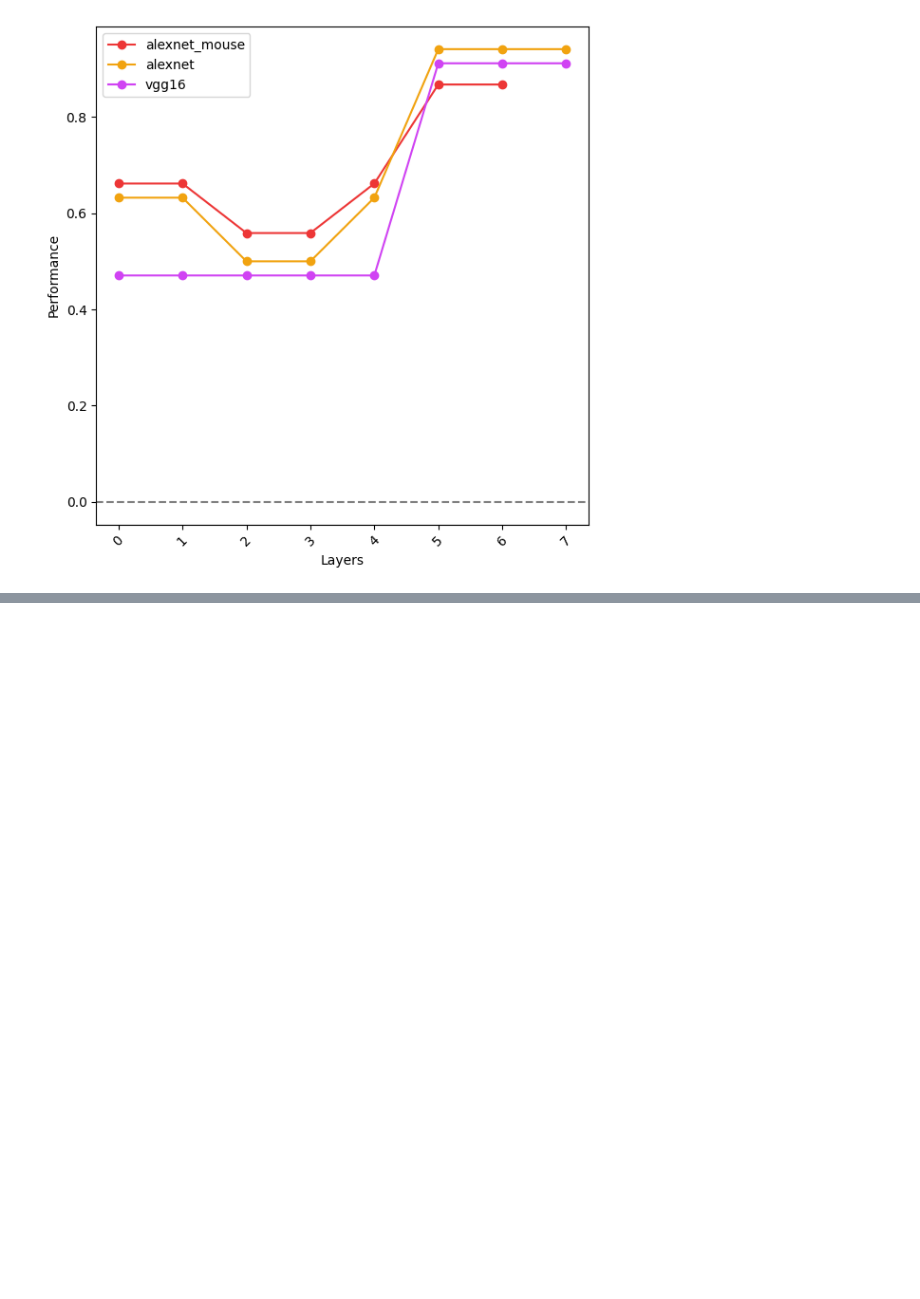
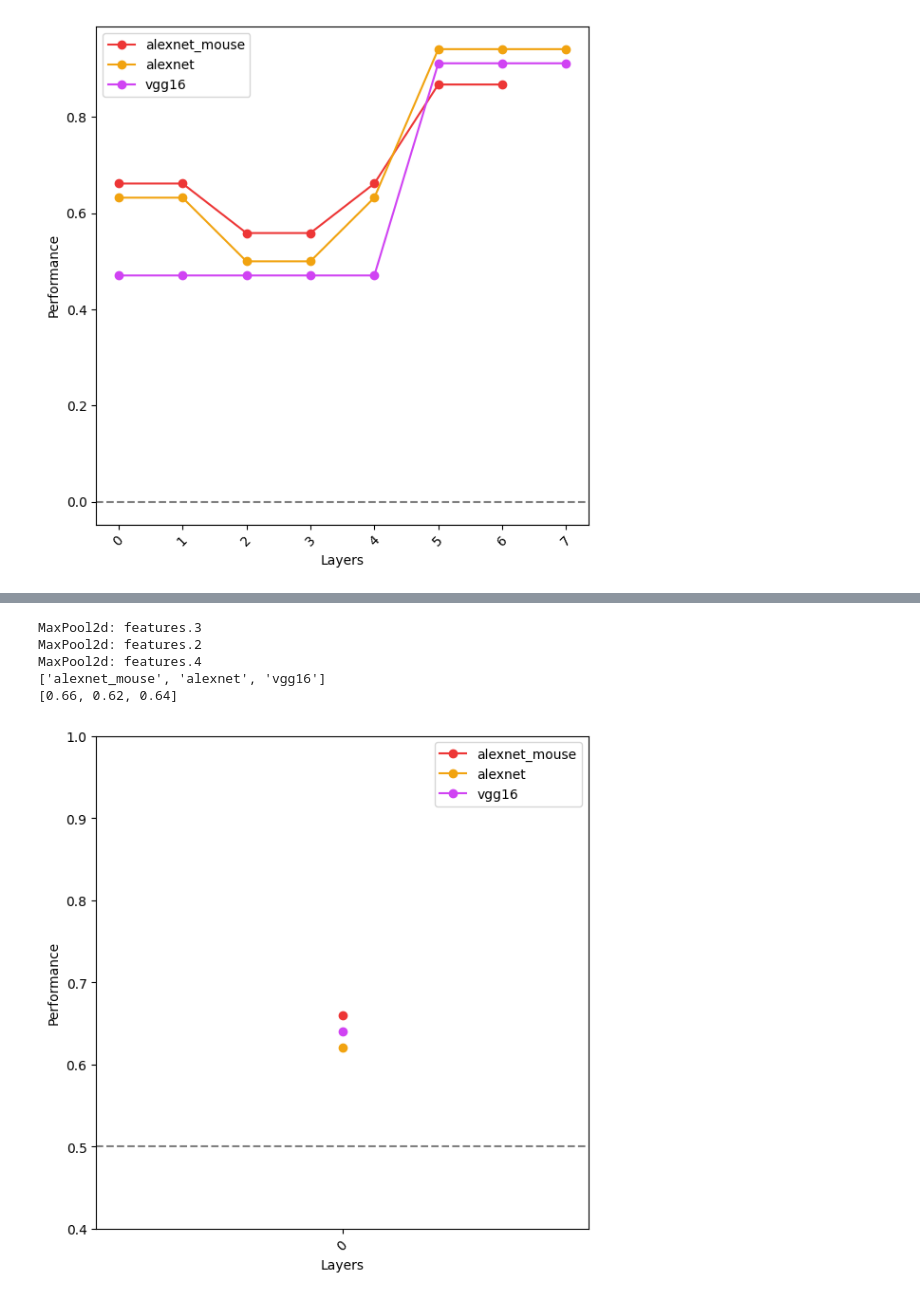
Before and after one commit to emeyer121/TreeShrewObjectRecognition, a Jupyter notebook: 5_behaviorModeling/plotDNNPerf.ipynb, the cells around one changed output, grey strips where cells are left out. Drawn from its saved outputs; the diff is of its cells as text; code cells hidden in the pictures; blank space fills up the shorter version.

Commit message:
add extraction of first layer DNN performance for benchmark

```diff
--- a/5_behaviorModeling/plotDNNPerf.ipynb
+++ b/5_behaviorModeling/plotDNNPerf.ipynb
@@ -42,7 +42,7 @@ Inserted /mnt/DataDrive3/emeyer/TreeShrewObjectRecognition into sys.path
 img_size = 10
 img_type = '.png'
 img_set = 'isetbio'
-taskName = 'Camel_v2_test_nn' #'Camel_v2_test_nn' 'Camel_Rhino_test_nn' , 'Camel_v2_test_nn', 'Camel_background_matrix'
+taskName = 'Camel_Rhino_test_nn' #'Camel_v2_test_nn' 'Camel_Rhino_test_nn' , 'Camel_v2_test_nn', 'Camel_background_matrix'
 projectpath = '/mnt/DataDrive3/emeyer/TreeShrewObjectRecognition/'
 getDataPath = projectpath + '4_treeShrewBehavior/behaviorData/'
 camel0 = 0
@@ -52,7 +52,7 @@ if taskName == 'Camel_Rhino_test_nn':
 else:
     distractor = 'wrench'
 
-img_folder = f'{projectpath}stimulusSets/isettreeshrew/treeshrew_{img_size}/{taskName}_quad/register_centered/merged/'
+img_folder = f'{projectpath}stimulusSets/isettreeshrew/treeshrew_{img_size}/{taskName}_quad/original/merged/'
 # %%
 train_targ_idx, train_dist_idx, _, targ_idx, dist_idx = helper.get_train_targdist_data(getDataPath,taskName)
 
@@ -86,8 +86,17 @@ test_dist_idx = np.setdiff1d(dist_idx, train_dist_idx)
 test_targ_idx = np.array(test_targ_idx).astype(int)
 test_dist_idx = np.array(test_dist_idx).astype(int)
 
-test_DNN_input_targ = DNN_input_targ[:, :, :, test_targ_idx]
-test_DNN_input_dist = DNN_input_dist[:, :, :, test_dist_idx]
+print(test_targ_idx)
+
+test_targ_idx = np.array(test_targ_idx).astype(int)
+test_dist_idx = np.array(test_dist_idx).astype(int)
+
+if taskName == 'Camel_novel_v2_test_nn':
+    test_DNN_input_targ = DNN_input_targ[:, :, :, test_targ_idx-200]
+    test_DNN_input_dist = DNN_input_dist[:, :, :, test_dist_idx-200]
+else:
+    test_DNN_input_targ = DNN_input_targ[:, :, :, test_targ_idx]
+    test_DNN_input_dist = DNN_input_dist[:, :, :, test_dist_idx]
 
 train_DNN_input = np.concatenate((train_DNN_input_targ,train_DNN_input_dist),axis=3)
 test_DNN_input = np.concatenate((test_DNN_input_targ, test_DNN_input_dist), axis=3)
@@ -380,0 +477,63 @@ Linear: classifier.6
+# %%
+from sklearn.linear_model import LinearRegression
+
+# Plot the results
+colors = ["#ed3636","#f1a310","#d043f3"]
+
+firstLayPerf = []  # Initialize a list to store the performance of the first layer for each network
+plt.figure(figsize=(6, 6))
+for nn_idx, nn in enumerate(network):
+    # Create a dictionary with regressed distances
+    perfData = []
+
+    if nn == 'alexnet_mouse':
+        model_layers = ['MaxPool2d: features.3']
+    elif nn == 'alexnet':
+        model_layers = ['MaxPool2d: features.2']
+    elif nn == 'vgg16':
+        model_layers = ['MaxPool2d: features.4']
+
+    for lay_idx, layer in enumerate(all_layers[nn_idx]):
+        if layer in model_layers:
+            print(layer)
+            act_train = np.array(np.concatenate((act_train_targ[nn_idx][lay_idx], act_train_dist[nn_idx][lay_idx]), axis=0))
+            act_test = np.array(np.concatenate((act_test_targ[nn_idx][lay_idx], act_test_dist[nn_idx][lay_idx]), axis=0))
+
+            y_train = np.array([0] * len(train_targ_idx) + [1] * len(train_dist_idx))
+            y_test = np.array([0] * len(test_targ_idx) + [1] * len(test_dist_idx))
+
+            clf = make_pipeline(StandardScaler(),
+                        LinearSVC(random_state=0, tol=1e-5))
+            clf.fit(act_train, y_train)
+            y_pred = clf.predict(act_test)
+            y_pred_train = clf.predict(act_train)
+            # NNPerf[nn_idx][lay_idx] = np.sum(y_pred == y_test) / len(y_test)
+
+            perfData.append(np.sum(y_pred == y_test) / len(y_test))
+
+    firstLayPerf.append(perfData[0])  # Store the performance of the first layer for each network
+    plt.plot(range(len(model_layers)), perfData, label=nn, marker='o', color=colors[nn_idx])
+
+# save perfData values in table with labels for each network
+import pandas as pd
+print(network)
+print(firstLayPerf)
+perf_df = pd.DataFrame({network[0]: firstLayPerf[0], network[1]: firstLayPerf[1], network[2]: firstLayPerf[2]}, index=[0])
+perf_df.to_csv(f'{projectpath}5_behaviorModeling/distData/{taskName}/NNFirstLayerPerf.csv', index=False)
+
+plt.axhline(0.5, color='gray', linestyle='--')
+plt.xlabel('Layers')
+plt.ylabel('Performance')
+plt.ylim(0.4,1)
+plt.xticks(range(len(model_layers)), rotation=45)
+plt.legend()
+plt.grid(False)
+plt.tight_layout()
+plt.show()
+# %% [output]
+MaxPool2d: features.3
+MaxPool2d: features.2
+MaxPool2d: features.4
+['alexnet_mouse', 'alexnet', 'vgg16']
+[0.66, 0.62, 0.64]
+[figure, added]
```
Also changed, not shown: parts of 2 cells of this notebook, 1 other file.
